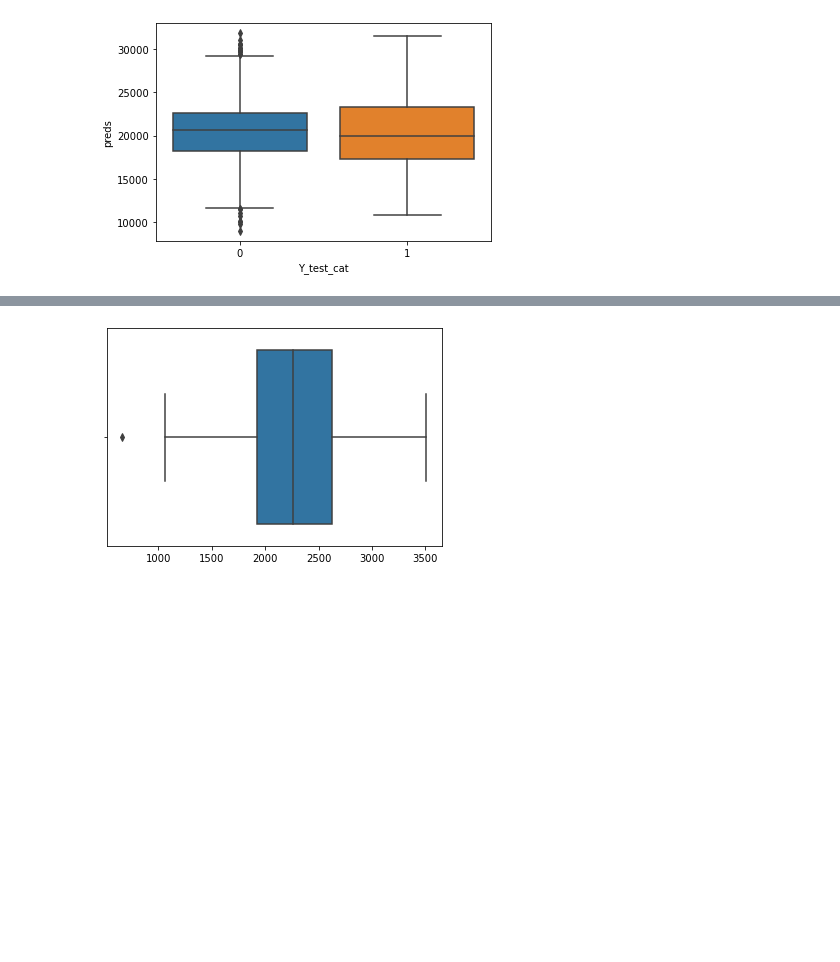
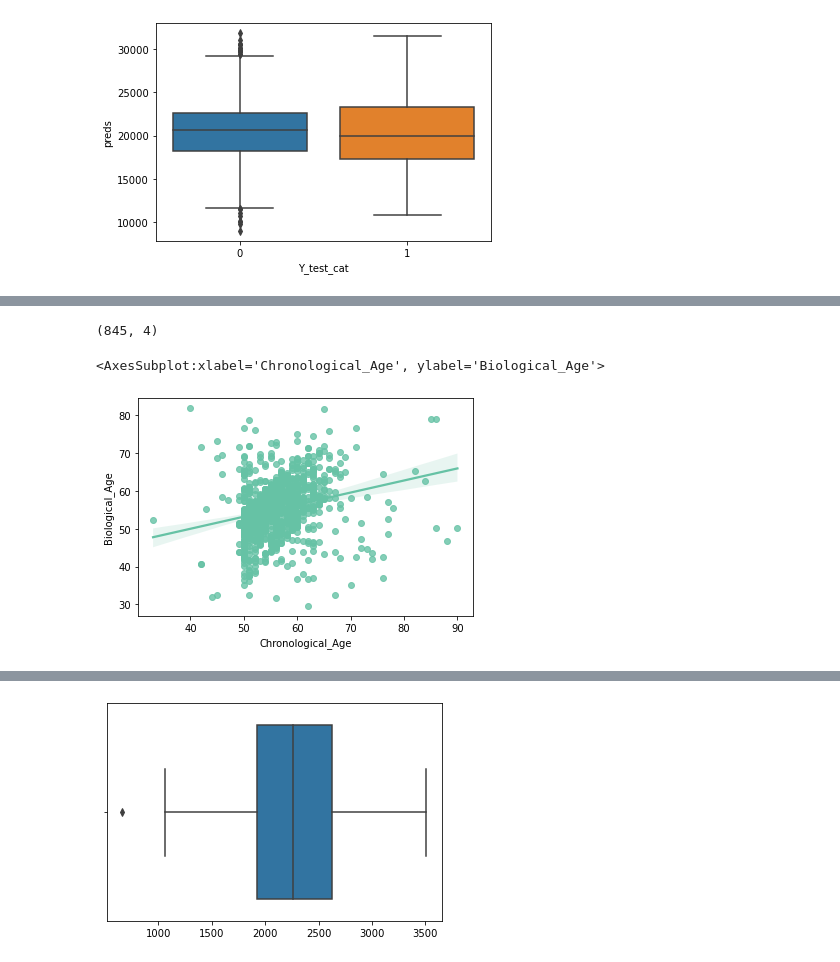
Before and after one commit to SahuH/Clinical-Outcome-Prediction, a Jupyter notebook: Regression_Predicting_days.ipynb, the cells around one changed output, grey strips where cells are left out. Cells and saved outputs as stored; diff of their text form; code cells hidden in the pictures; blank space fills up the shorter version.

Commit message:
Regression_predicting_days cleanup and push

```diff
--- a/Regression[Predicting_days].ipynb
+++ b/Regression_Predicting_days.ipynb
@@ -1428,3 +1449,15 @@ max    31777.125000
 Error% for Non-zero values: 0.4497
 <AxesSubplot:xlabel='Y_test_cat', ylabel='preds'>
 [figure]
+# %%
+tmp = {'Y_test':Y_test,'bio_age':all_preds, 'chrono': chrono_test}
+tmp_df = pd.DataFrame(tmp)
+tmp_df.sort_values(by='Y_test', inplace=True)
+tmp_df['bio_age'] = tmp_df['bio_age']/365
+print(tmp_df['bio_age'].shape)
+sns.scatterplot(data=tmp_df, x='Y_test', y='bio_age')
+plt.show()
+sns.distplot(tmp_df['bio_age'])
+plt.show()
+sns.scatterplot(data=tmp_df, x='chrono', y='bio_age')
+plt.show()
@@ -1430,0 +1469,21 @@ Error% for Non-zero values: 0.4497
+# %%
+th = 10
+tmp = tmp_df.copy()
+X = tmp[['chrono']]
+Y = tmp['bio_age']
+model = LinearRegression().fit(X,Y)
+
+# tmp['preds_new'] = model.predict(X)
+tmp['preds_new'] = 1.5 * X - 30
+tmp_1 = tmp[abs(tmp['preds_new'] - tmp['bio_age'])<th]
+print(tmp_1.shape)
+tmp_2 = tmp.sample(tmp_1.shape[0]//3)
+fnl_tmp = pd.concat([tmp_1, tmp_2], ignore_index=True)
+#fnl_tmp['biological_age'] = fnl_tmp['bio_age']
+fnl_tmp.rename(columns={'bio_age':'Biological_Age','chrono':'Chronological_Age'}, inplace=True)
+# sns.set_palette('Set2')
+sns.regplot(data=fnl_tmp, x='Chronological_Age', y='Biological_Age')
+# %% [output]
+(845, 4)
+<AxesSubplot:xlabel='Chronological_Age', ylabel='Biological_Age'>
+[figure, added]
```
Also changed, not shown: parts of 10 cells of this notebook.
